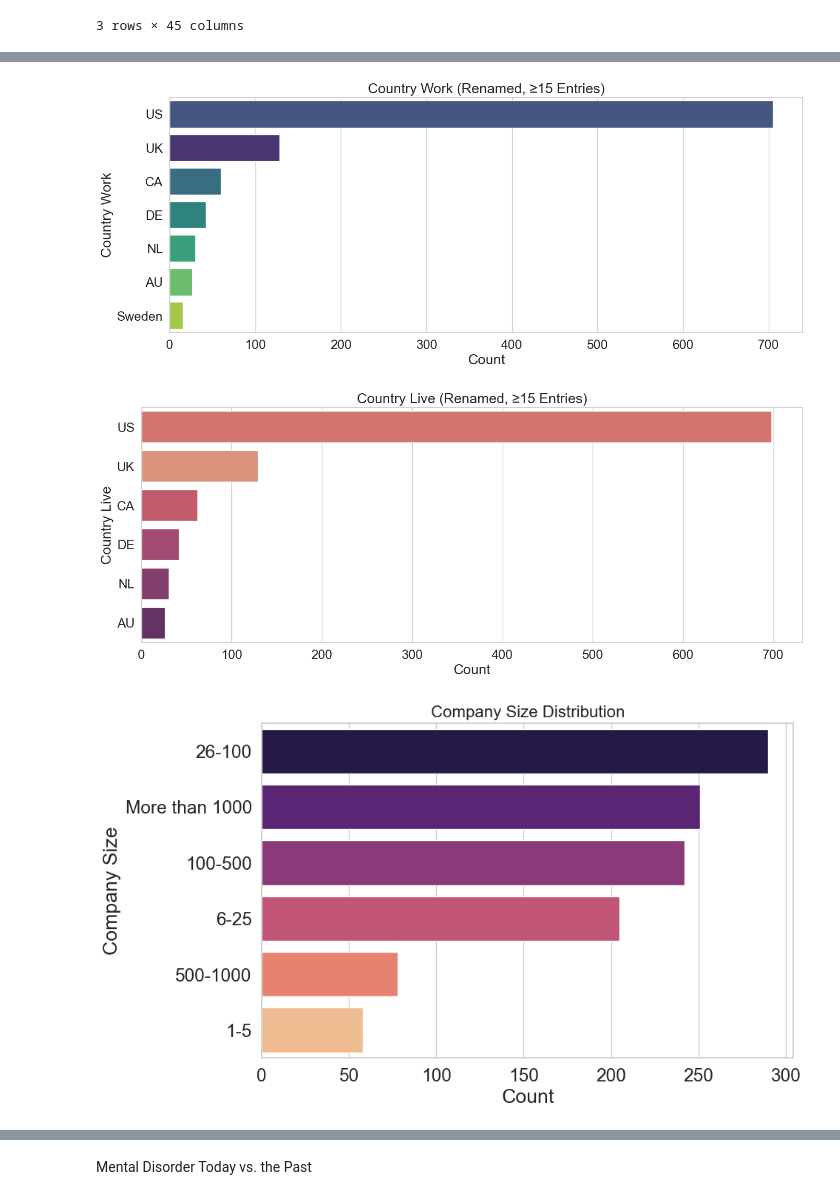
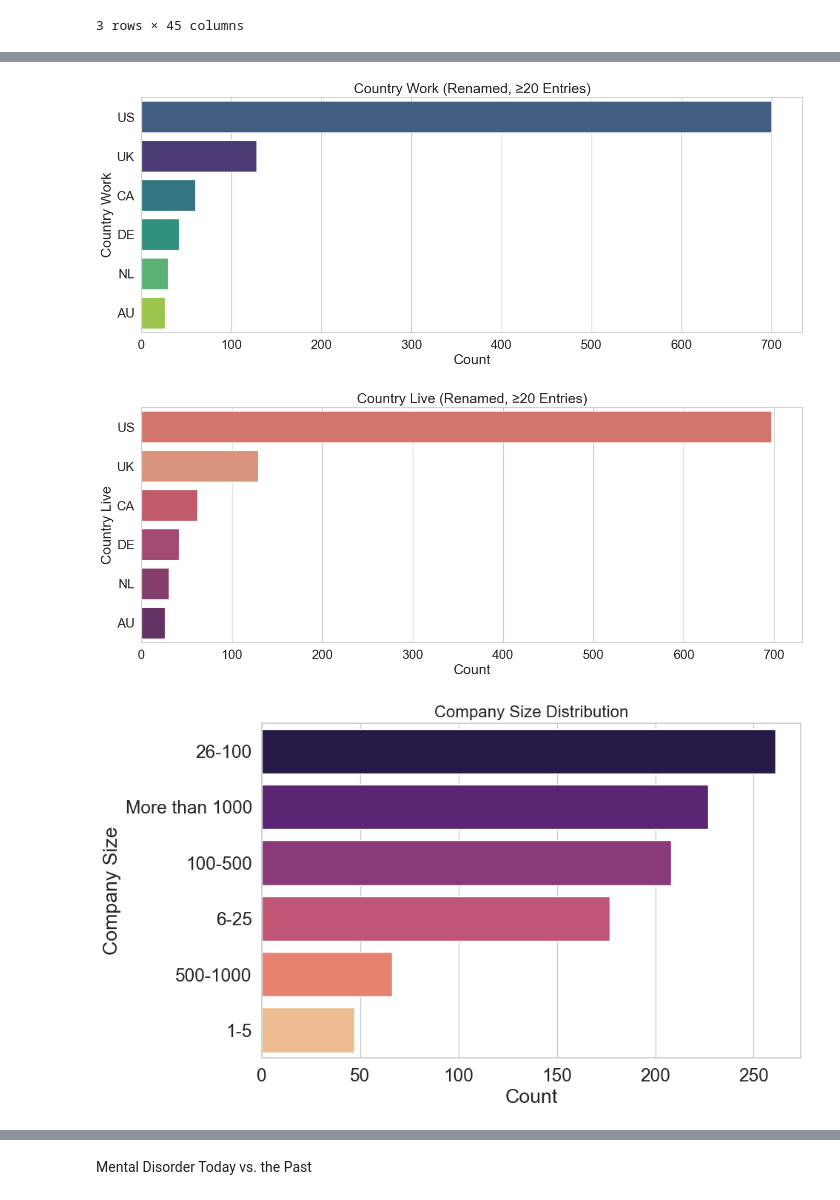
Before and after one commit to Oumaymabamoh/ML_Mental_Health_Cluster_Insights, a Jupyter notebook: data_eda.ipynb, the cells around one changed output, grey strips where cells are left out. Cells and saved outputs as stored; diff of their text form; code cells hidden in the pictures.

```diff
--- a/data_eda.ipynb
+++ b/data_eda.ipynb
@@ -607,26 +607,30 @@ import matplotlib.pyplot as plt
 
 # --- After filtering ---
 
-# Drop countries with fewer than 15 entries in both columns
-df_filtered_work = df[df['country_work'].map(df['country_work'].value_counts()) >= 15]
-df_filtered_live = df[df['country_live'].map(df['country_live'].value_counts()) >= 15]
+# Drop all values where country_work is not in the specified countries
+mask_country_work = df.country_work.isin(["United States of America", "United Kingdom", "Canada", "Germany", "Netherlands", "Australia"])
+df.drop(df[mask_country_work == False].index, inplace=True)
 
-# Country Work - After Filtering
+# Drop all values where country_live is not in the specified countries
+mask_country_live = df.country_live.isin(["United States of America", "United Kingdom", "Canada", "Germany", "Netherlands", "Australia"])
+df.drop(df[mask_country_live == False].index, inplace=True)
+
+# Plot Country Work - After Filtering
 plt.figure(figsize=(14, 6))
-sns.countplot(data=df_filtered_work, y='country_work', hue='country_work',
-              order=df_filtered_work['country_work'].value_counts().index, palette='viridis', legend=False)
-plt.title("Country Work Distribution (Countries with >= 15 Entries) - After Filtering")
+sns.countplot(data=df, y='country_work', hue='country_work',
+              order=df['country_work'].value_counts().index, palette='viridis', legend=False)
+plt.title("Country Work Distribution (Filtered for Specific Countries)")
 plt.xlabel("Count")
 plt.ylabel("Country Work")
 plt.tight_layout()
 plt.xticks(rotation=45, ha='right')
 plt.show()
 
-# Country Live - After Filtering
+# Plot Country Live - After Filtering
 plt.figure(figsize=(14, 6))
-sns.countplot(data=df_filtered_live, y='country_live', hue='country_live',
-              order=df_filtered_live['country_live'].value_counts().index, palette='flare', legend=False)
-plt.title("Country Live Distribution (Countries with >= 15 Entries) - After Filtering")
+sns.countplot(data=df, y='country_live', hue='country_live',
+              order=df['country_live'].value_counts().index, palette='flare', legend=False)
+plt.title("Country Live Distribution (Filtered for Specific Countries)")
 plt.xlabel("Count")
 plt.ylabel("Country Live")
 plt.tight_layout()
@@ -646,41 +650,44 @@ country_rename_map = {
 }
 df['country_work'] = df['country_work'].replace(country_rename_map)
 df['country_live'] = df['country_live'].replace(country_rename_map)
+# Filter the countries that have at least 20 entries in both 'country_work' and 'country_live'
+df_filtered_work = df[df['country_work'].map(df['country_work'].value_counts()) >= 20]
+df_filtered_live = df[df['country_live'].map(df['country_live'].value_counts()) >= 20]
 # %%
 import seaborn as sns
 import matplotlib.pyplot as plt
 
 # Create safe copies
 df_filtered_work = df_filtered_work.copy()
 df_filtered_live = df_filtered_live.copy()
 
 # Apply renaming
 df_filtered_work.loc[:, 'country_work'] = df_filtered_work['country_work'].replace(country_rename_map)
 df_filtered_live.loc[:, 'country_live'] = df_filtered_live['country_live'].replace(country_rename_map)
 
 # Plot Country Work
 plt.figure(figsize=(14, 6))
 sns.countplot(data=df_filtered_work, y='country_work', hue='country_work',
               order=df_filtered_work['country_work'].value_counts().index,
               palette='viridis', legend=False)
-plt.title("Country Work (Renamed, ≥15 Entries)")
+plt.title("Country Work (Renamed, ≥20 Entries)")
 plt.xlabel("Count")
 plt.ylabel("Country Work")
 plt.tight_layout()
 plt.show()
 
 # Plot Country Live
 plt.figure(figsize=(14, 6))
 sns.countplot(data=df_filtered_live, y='country_live', hue='country_live',
               order=df_filtered_live['country_live'].value_counts().index,
               palette='flare', legend=False)
-plt.title("Country Live (Renamed, ≥15 Entries)")
+plt.title("Country Live (Renamed, ≥20 Entries)")
 plt.xlabel("Count")
 plt.ylabel("Country Live")
 plt.tight_layout()
 plt.show()
 # %% [output]
-[figure, old version]
+[figure, new version]
 [figure]
 # %%
 import seaborn as sns
@@ -710,7 +717,7 @@ plt.ylabel('Company Size')
 plt.tight_layout()
 plt.show()
 # %% [output]
-[figure, old version]
+[figure, new version]
 # %%
 import matplotlib.pyplot as plt
 import seaborn as sns
```
Also changed, not shown: parts of 11 cells of this notebook, 1 other file.
